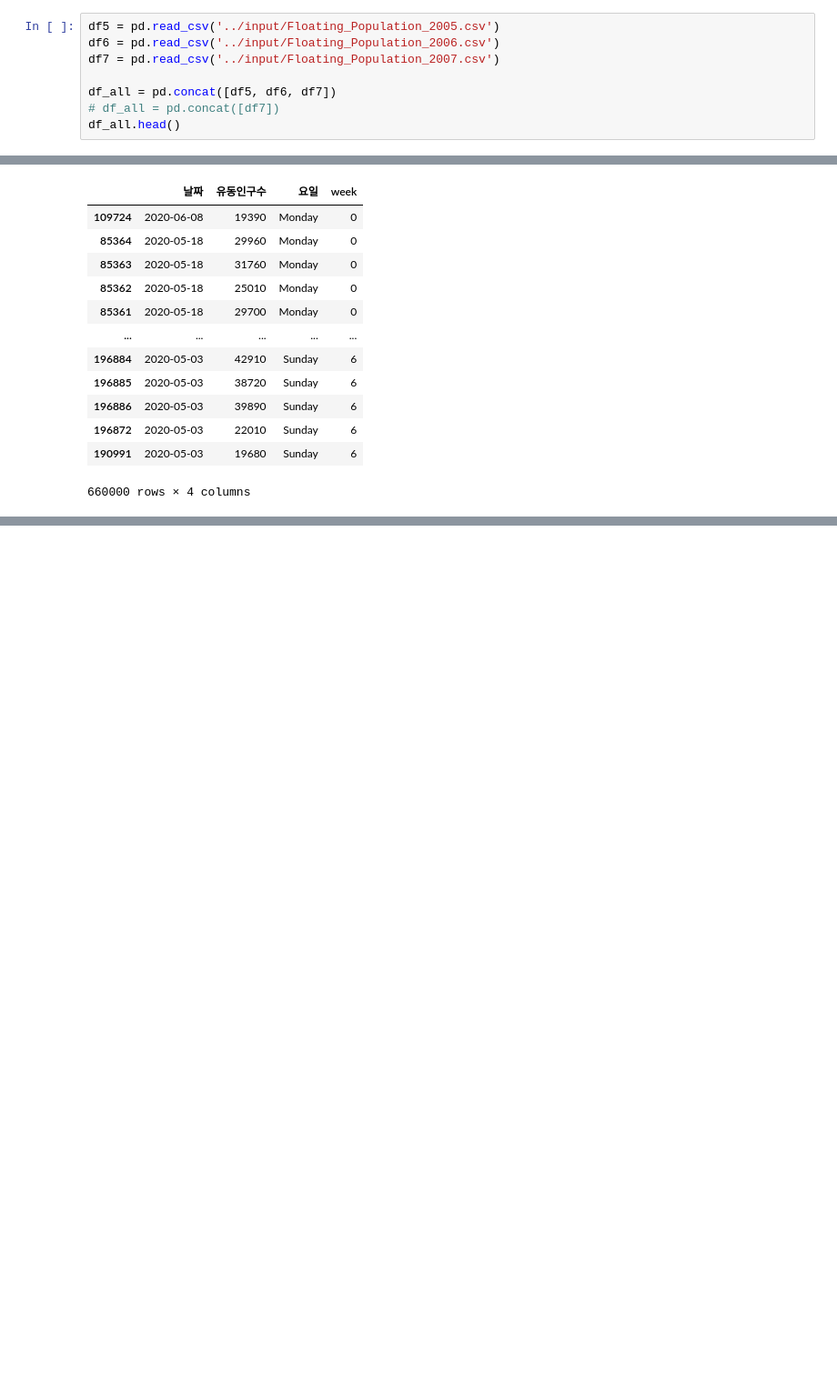
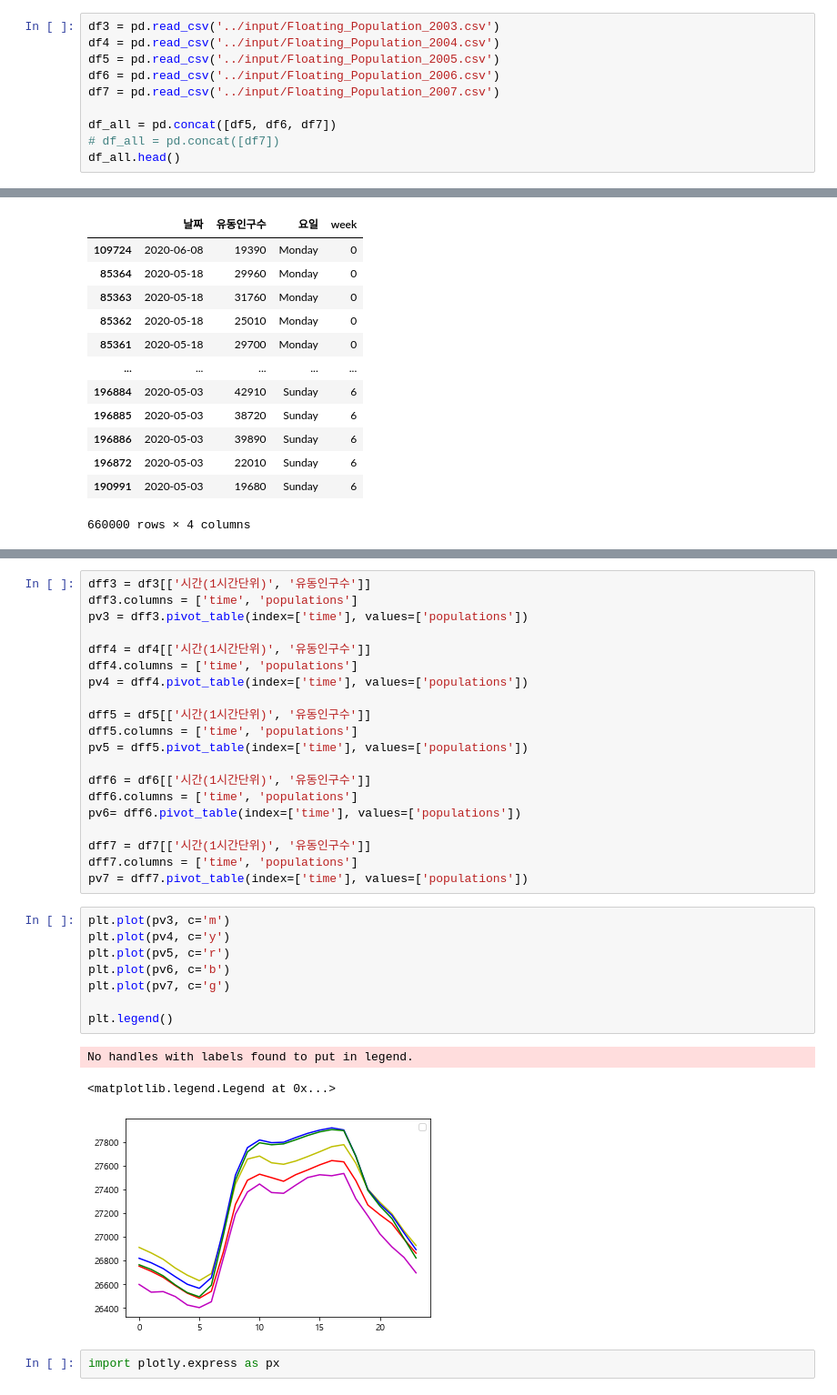
Before and after one commit to Lagom92/covid_visualize, a Jupyter notebook: note/floating_intro2.ipynb, the cells around one changed output, grey strips where cells are left out. Shown at 91% size. Drawn from its saved outputs; the diff is of its cells as text; blank space fills up the shorter version.

```diff
--- a/note/floating_intro2.ipynb
+++ b/note/floating_intro2.ipynb
@@ -16,6 +16,8 @@ from matplotlib import font_manager, rc
 font_name = font_manager.FontProperties(fname="c:/Windows/Fonts/malgun.ttf").get_name()
 rc('font', family=font_name)
 # %%
+df3 = pd.read_csv('../input/Floating_Population_2003.csv')
+df4 = pd.read_csv('../input/Floating_Population_2004.csv')
 df5 = pd.read_csv('../input/Floating_Population_2005.csv')
 df6 = pd.read_csv('../input/Floating_Population_2006.csv')
 df7 = pd.read_csv('../input/Floating_Population_2007.csv')
@@ -134,0 +175,34 @@ w
+# %%
+dff3 = df3[['시간(1시간단위)', '유동인구수']]
+dff3.columns = ['time', 'populations']
+pv3 = dff3.pivot_table(index=['time'], values=['populations'])
+
+dff4 = df4[['시간(1시간단위)', '유동인구수']]
+dff4.columns = ['time', 'populations']
+pv4 = dff4.pivot_table(index=['time'], values=['populations'])
+
+dff5 = df5[['시간(1시간단위)', '유동인구수']]
+dff5.columns = ['time', 'populations']
+pv5 = dff5.pivot_table(index=['time'], values=['populations'])
+
+dff6 = df6[['시간(1시간단위)', '유동인구수']]
+dff6.columns = ['time', 'populations']
+pv6= dff6.pivot_table(index=['time'], values=['populations'])
+
+dff7 = df7[['시간(1시간단위)', '유동인구수']]
+dff7.columns = ['time', 'populations']
+pv7 = dff7.pivot_table(index=['time'], values=['populations'])
+# %%
+plt.plot(pv3, c='m')
+plt.plot(pv4, c='y')
+plt.plot(pv5, c='r')
+plt.plot(pv6, c='b')
+plt.plot(pv7, c='g')
+
+plt.legend()
+# %% [output]
+No handles with labels found to put in legend.
+<matplotlib.legend.Legend at 0x...>
+[figure, added]
+# %%
+import plotly.express as px
```
Also changed, not shown: parts of 16 cells of this notebook.
